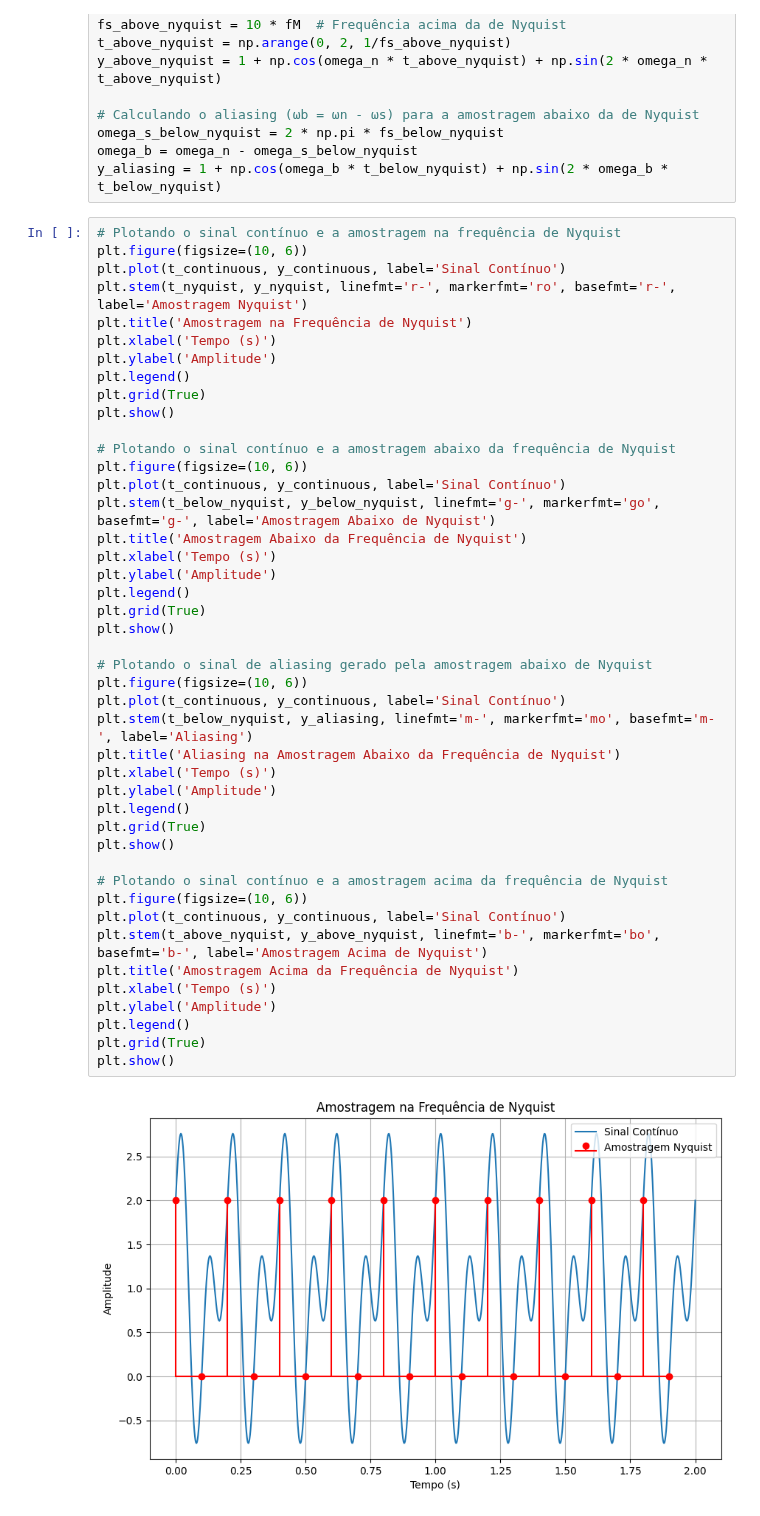
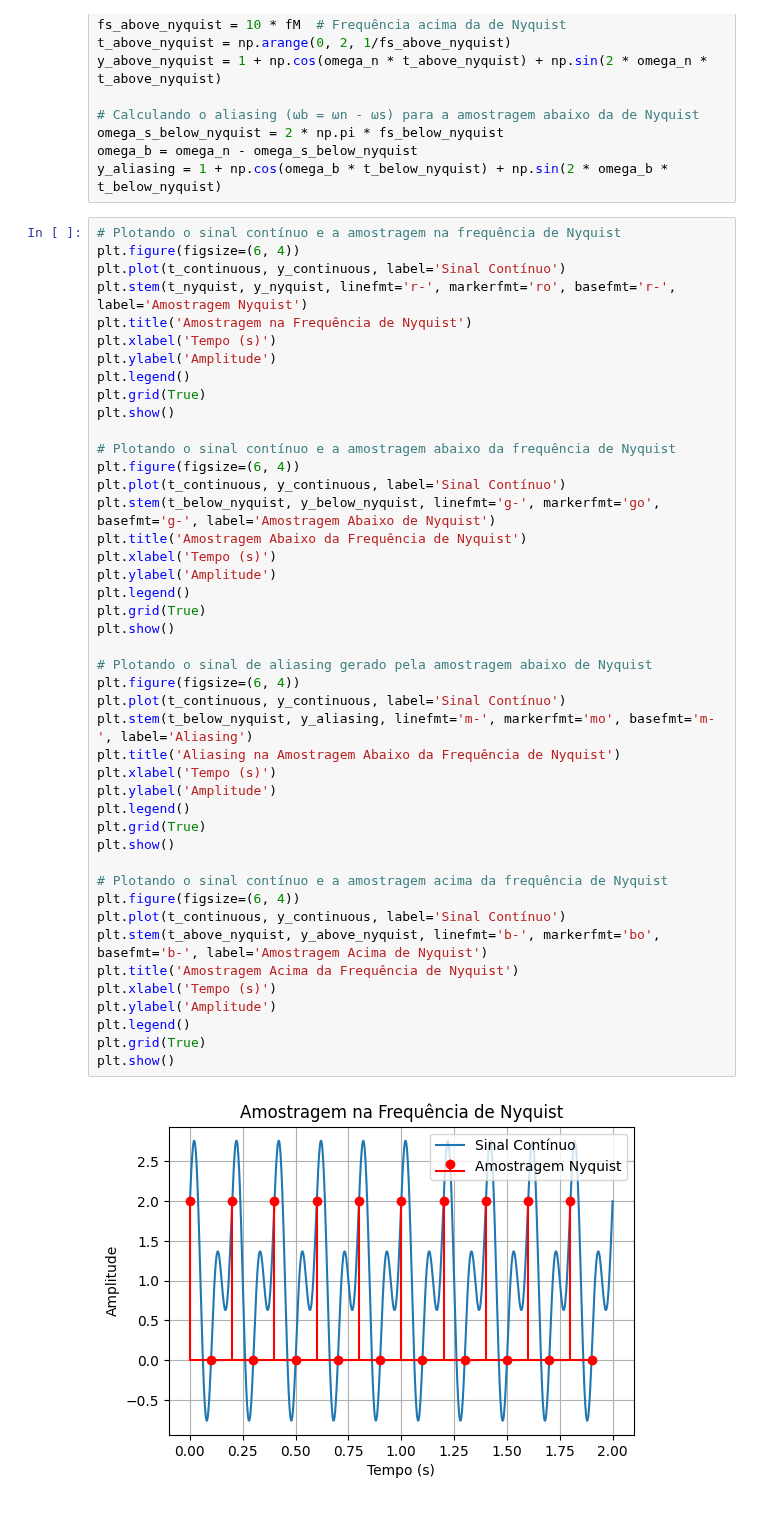
Before and after one commit to SKaiquelima/advanced-control, a Jupyter notebook: DigitalCtrl/Class2/exec2.ipynb, the cells around one changed output. Drawn from its saved outputs; the diff is of its cells as text.

```diff
--- a/DigitalCtrl/Class2/exec2.ipynb
+++ b/DigitalCtrl/Class2/exec2.ipynb
@@ -112,7 +125,7 @@ omega_b = omega_n - omega_s_below_nyquist
 y_aliasing = 1 + np.cos(omega_b * t_below_nyquist) + np.sin(2 * omega_b * t_below_nyquist)
 # %%
 # Plotando o sinal contínuo e a amostragem na frequência de Nyquist
-plt.figure(figsize=(10, 6))
+plt.figure(figsize=(6, 4))
 plt.plot(t_continuous, y_continuous, label='Sinal Contínuo')
 plt.stem(t_nyquist, y_nyquist, linefmt='r-', markerfmt='ro', basefmt='r-', label='Amostragem Nyquist')
 plt.title('Amostragem na Frequência de Nyquist')
@@ -123,36 +136,36 @@ plt.grid(True)
 plt.show()
 
 # Plotando o sinal contínuo e a amostragem abaixo da frequência de Nyquist
-plt.figure(figsize=(10, 6))
+plt.figure(figsize=(6, 4))
 plt.plot(t_continuous, y_continuous, label='Sinal Contínuo')
 plt.stem(t_below_nyquist, y_below_nyquist, linefmt='g-', markerfmt='go', basefmt='g-', label='Amostragem Abaixo de Nyquist')
 plt.title('Amostragem Abaixo da Frequência de Nyquist')
 plt.xlabel('Tempo (s)')
 plt.ylabel('Amplitude')
 plt.legend()
 plt.grid(True)
 plt.show()
 
 # Plotando o sinal de aliasing gerado pela amostragem abaixo de Nyquist
-plt.figure(figsize=(10, 6))
+plt.figure(figsize=(6, 4))
 plt.plot(t_continuous, y_continuous, label='Sinal Contínuo')
 plt.stem(t_below_nyquist, y_aliasing, linefmt='m-', markerfmt='mo', basefmt='m-', label='Aliasing')
 plt.title('Aliasing na Amostragem Abaixo da Frequência de Nyquist')
 plt.xlabel('Tempo (s)')
 plt.ylabel('Amplitude')
 plt.legend()
 plt.grid(True)
 plt.show()
 
 # Plotando o sinal contínuo e a amostragem acima da frequência de Nyquist
-plt.figure(figsize=(10, 6))
+plt.figure(figsize=(6, 4))
 plt.plot(t_continuous, y_continuous, label='Sinal Contínuo')
 plt.stem(t_above_nyquist, y_above_nyquist, linefmt='b-', markerfmt='bo', basefmt='b-', label='Amostragem Acima de Nyquist')
 plt.title('Amostragem Acima da Frequência de Nyquist')
 plt.xlabel('Tempo (s)')
 plt.ylabel('Amplitude')
 plt.legend()
 plt.grid(True)
 plt.show()
 # %% [output]
-[figure, old version]
+[figure, new version]
```
Also changed, not shown: parts of 17 cells of this notebook.
